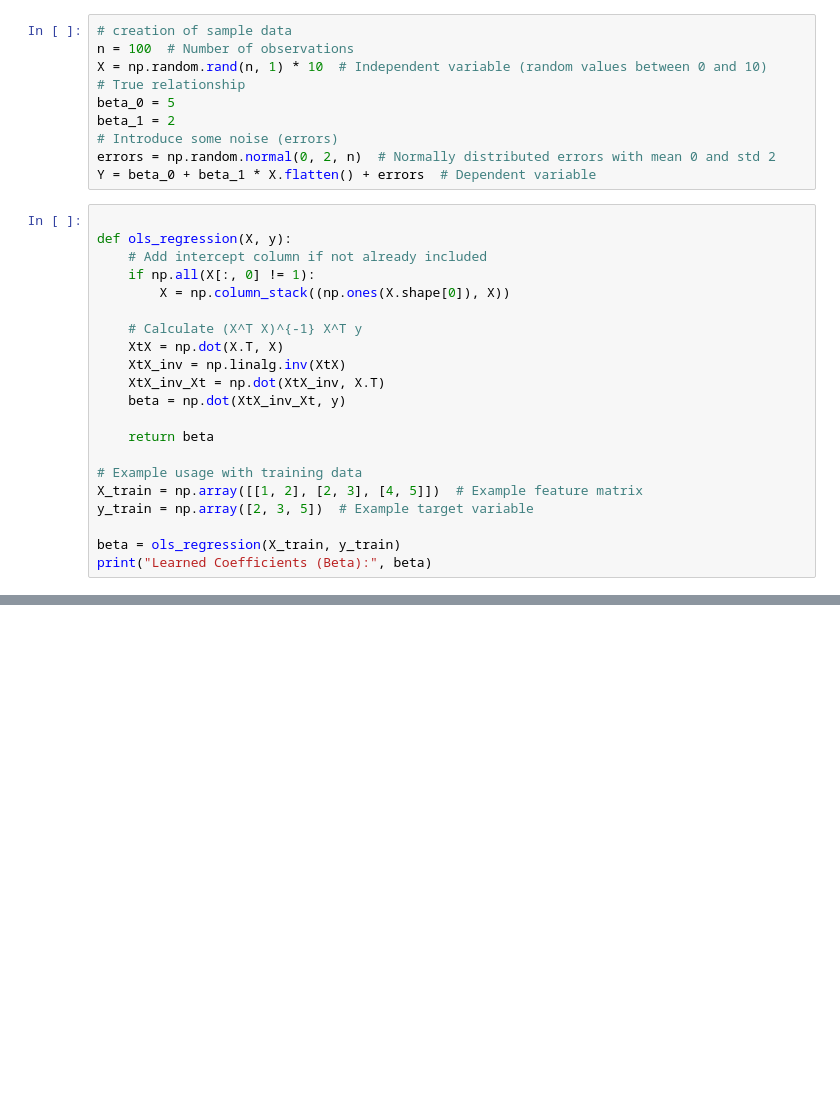
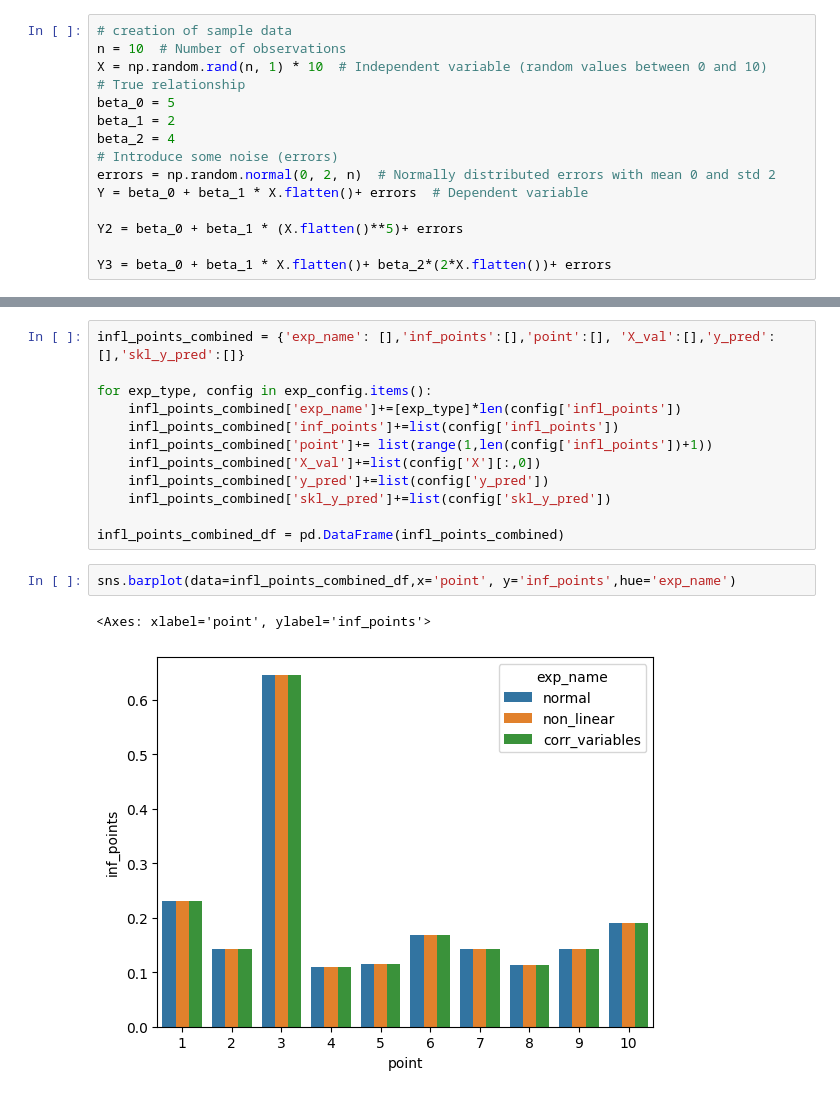
Before and after one commit to SanjayaElvitigala/hands_on_experiments_repo, a Jupyter notebook: blog/simple_linear_reg/SLR_experiment.ipynb, the cells around one changed output, grey strips where cells are left out. Cells and saved outputs as stored; diff of their text form; blank space fills up the shorter version.

```diff
--- a/blog/simple_linear_reg/SLR_experiment.ipynb
+++ b/blog/simple_linear_reg/SLR_experiment.ipynb
@@ -4,31 +7,15 @@ import numpy as np
 # %%
 # creation of sample data
-n = 100  # Number of observations
+n = 10  # Number of observations
 X = np.random.rand(n, 1) * 10  # Independent variable (random values between 0 and 10)
 # True relationship
 beta_0 = 5
 beta_1 = 2
+beta_2 = 4
 # Introduce some noise (errors)
 errors = np.random.normal(0, 2, n)  # Normally distributed errors with mean 0 and std 2
-Y = beta_0 + beta_1 * X.flatten() + errors  # Dependent variable
+Y = beta_0 + beta_1 * X.flatten()+ errors  # Dependent variable
+
+Y2 = beta_0 + beta_1 * (X.flatten()**5)+ errors
+
+Y3 = beta_0 + beta_1 * X.flatten()+ beta_2*(2*X.flatten())+ errors
-# %%
-
-def ols_regression(X, y):
-    # Add intercept column if not already included
-    if np.all(X[:, 0] != 1):
-        X = np.column_stack((np.ones(X.shape[0]), X))
-
-    # Calculate (X^T X)^{-1} X^T y
-    XtX = np.dot(X.T, X)
-    XtX_inv = np.linalg.inv(XtX)
-    XtX_inv_Xt = np.dot(XtX_inv, X.T)
-    beta = np.dot(XtX_inv_Xt, y)
-
-    return beta
-
-# Example usage with training data
-X_train = np.array([[1, 2], [2, 3], [4, 5]])  # Example feature matrix
-y_train = np.array([2, 3, 5])  # Example target variable
-
-beta = ols_regression(X_train, y_train)
-print("Learned Coefficients (Beta):", beta)
@@ -36,0 +70,17 @@ Learned Coefficients (Beta): [-8.8817842e-15  1.0000000e+00]
+# %%
+infl_points_combined = {'exp_name': [],'inf_points':[],'point':[], 'X_val':[],'y_pred':[],'skl_y_pred':[]}
+
+for exp_type, config in exp_config.items():
+    infl_points_combined['exp_name']+=[exp_type]*len(config['infl_points'])
+    infl_points_combined['inf_points']+=list(config['infl_points'])
+    infl_points_combined['point']+= list(range(1,len(config['infl_points'])+1))
+    infl_points_combined['X_val']+=list(config['X'][:,0])
+    infl_points_combined['y_pred']+=list(config['y_pred'])
+    infl_points_combined['skl_y_pred']+=list(config['skl_y_pred'])
+
+infl_points_combined_df = pd.DataFrame(infl_points_combined)
+# %%
+sns.barplot(data=infl_points_combined_df,x='point', y='inf_points',hue='exp_name')
+# %% [output]
+<Axes: xlabel='point', ylabel='inf_points'>
+[figure, added]
```
Also changed, not shown: parts of 4 cells of this notebook, 2 other files.
